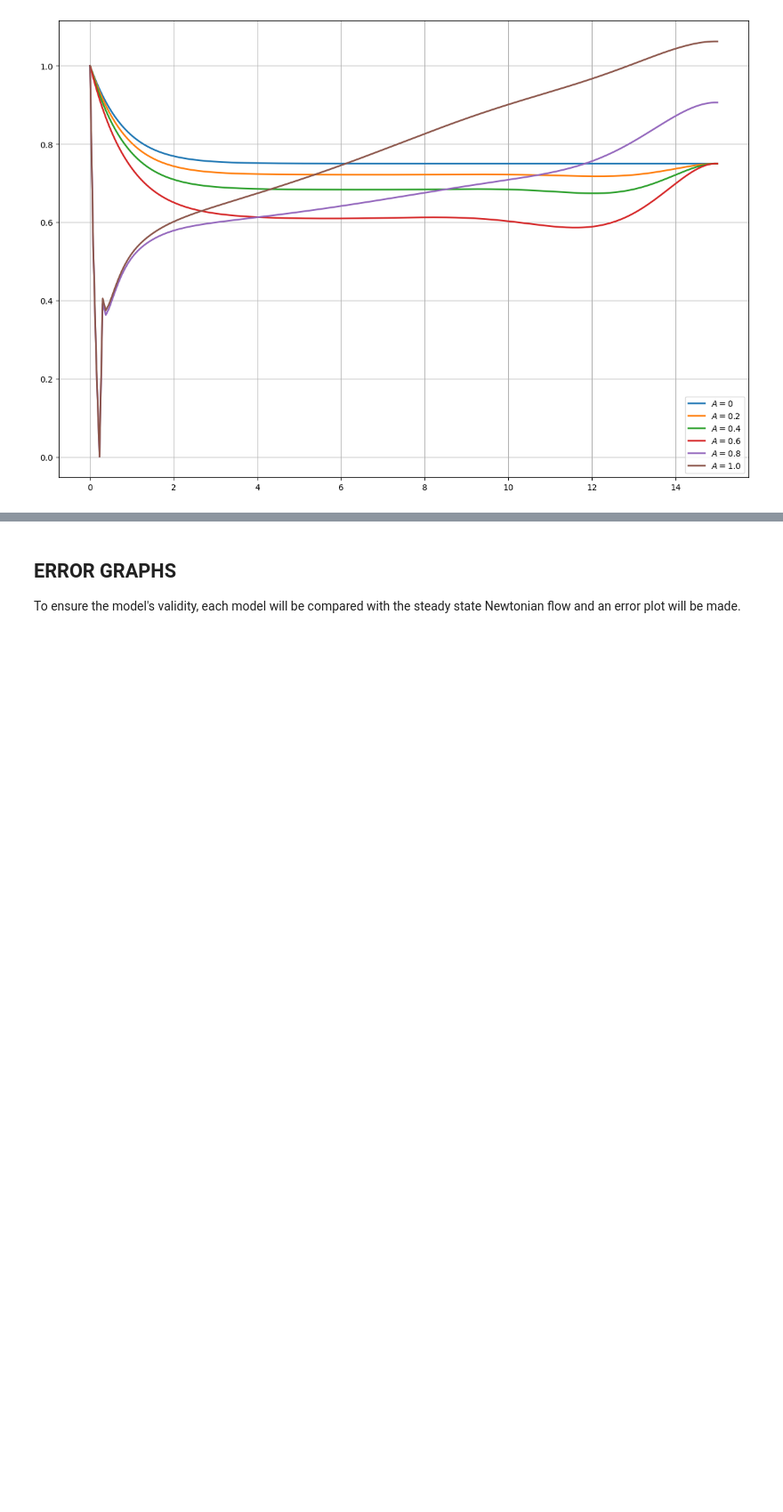
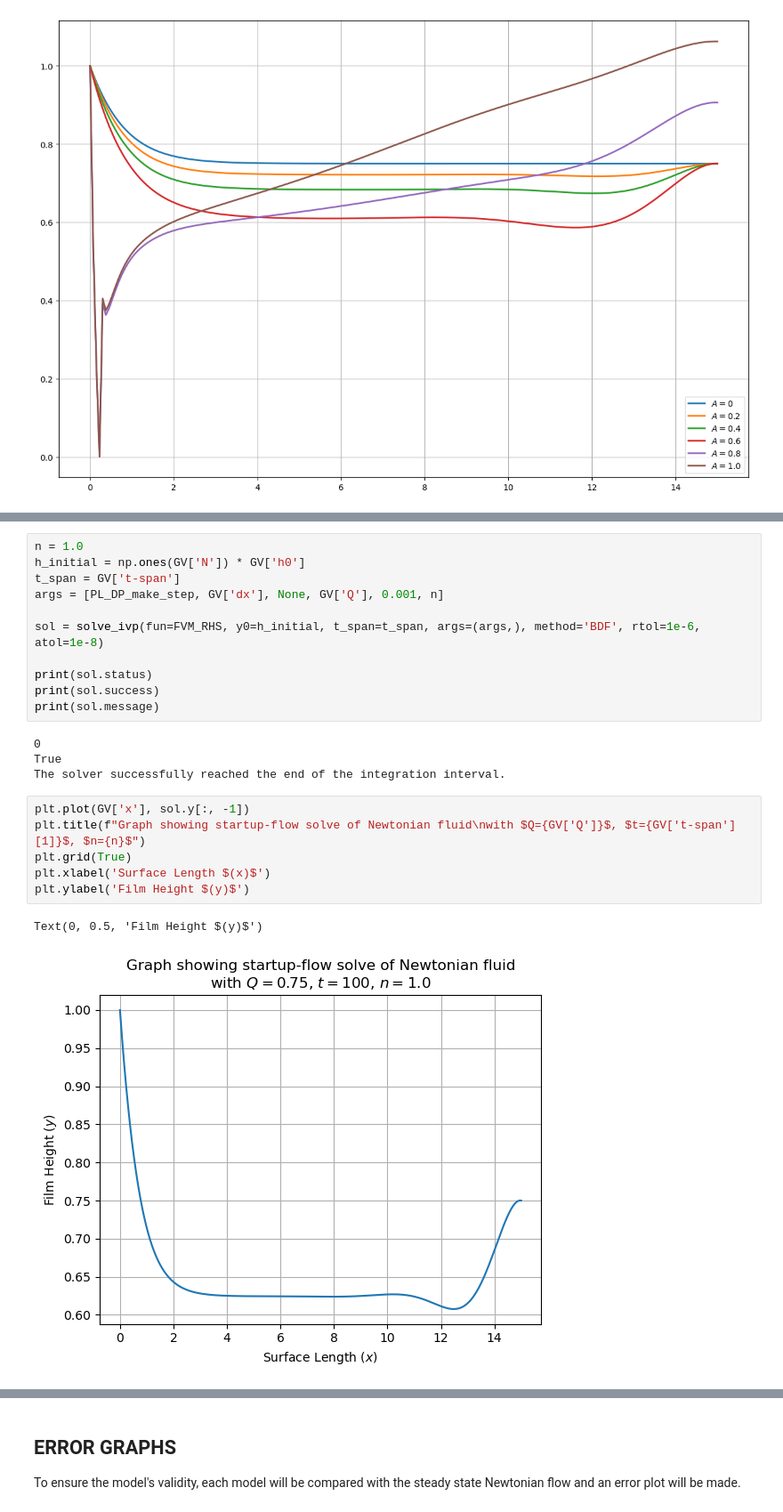
Before and after one commit to jrobo-gith/Independent-project-code, a Jupyter notebook: collection.ipynb, the cells around one changed output, grey strips where cells are left out. Shown at 89% size. Cells and saved outputs as stored; diff of their text form; blank space fills up the shorter version.

```diff
--- a/collection.ipynb
+++ b/collection.ipynb
@@ -451,0 +491,24 @@ ax.grid(True)
+# %%
+n = 1.0
+h_initial = np.ones(GV['N']) * GV['h0']
+t_span = GV['t-span']
+args = [PL_DP_make_step, GV['dx'], None, GV['Q'], 0.001, n]
+
+sol = solve_ivp(fun=FVM_RHS, y0=h_initial, t_span=t_span, args=(args,), method='BDF', rtol=1e-6, atol=1e-8)
+
+print(sol.status)
+print(sol.success)
+print(sol.message)
+# %% [output]
+0
+True
+The solver successfully reached the end of the integration interval.
+# %%
+plt.plot(GV['x'], sol.y[:, -1])
+plt.title(f"Graph showing startup-flow solve of Newtonian fluid\nwith $Q={GV['Q']}$, $t={GV['t-span'][1]}$, $n={n}$")
+plt.grid(True)
+plt.xlabel('Surface Length $(x)$')
+plt.ylabel('Film Height $(y)$')
+# %% [output]
+Text(0, 0.5, 'Film Height $(y)$')
+[figure, added]
```
Also changed, not shown: parts of 14 cells of this notebook, 1 other file.
